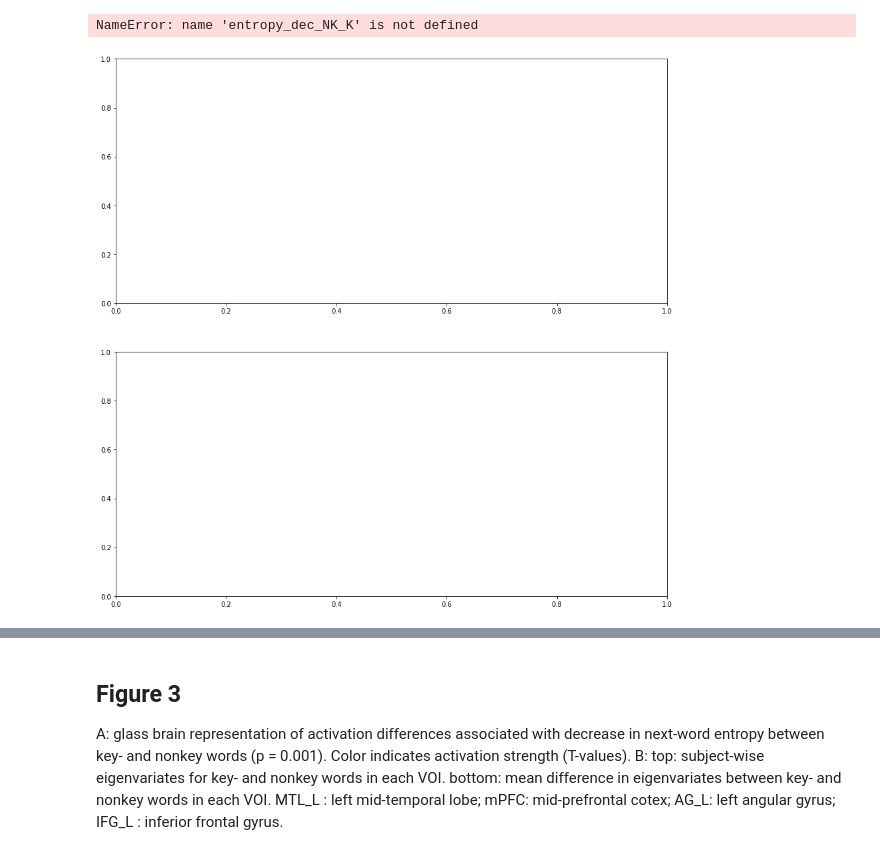
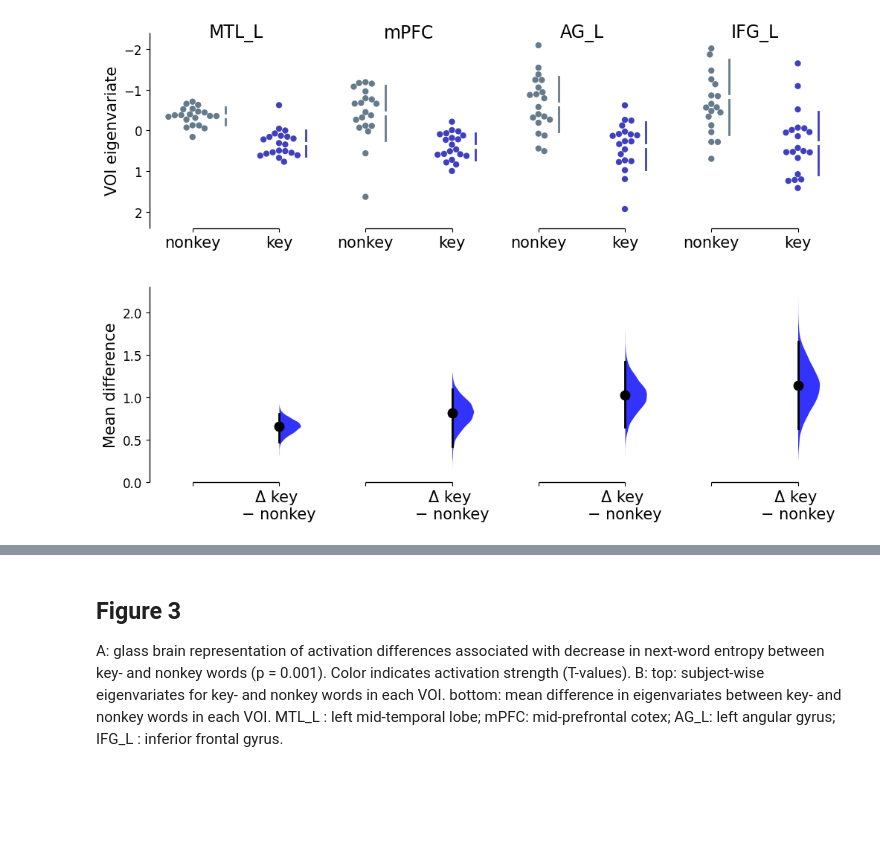
Before and after one commit to xavfunk/gesture-processing-figures, a Jupyter notebook: figure3.ipynb, the cells around one changed output, grey strips where cells are left out. Drawn from its saved outputs; the diff is of its cells as text; code cells hidden in the pictures; blank space fills up the shorter version.

```diff
--- a/figure3.ipynb
+++ b/figure3.ipynb
@@ -16,7 +12,7 @@ import dabest as db
 # %%
 ## VOI betas for Entropy Decrease NK>K
 
-MTL_L = io.loadmat('C:\\Users\\gffun\\OneDrive\\Desktop\\spyder-py3XF\\fMRI Intern\\beta_values\\Entropy\\VOI_MTL_L_negEnt_NK_K.mat')
-mPFC = io.loadmat('C:\\Users\\gffun\\OneDrive\\Desktop\\spyder-py3XF\\fMRI Intern\\beta_values\\Entropy\\VOI_mPFC_negEnt_NK_K.mat')
-AG_L = io.loadmat('C:\\Users\\gffun\\OneDrive\\Desktop\\spyder-py3XF\\fMRI Intern\\beta_values\\Entropy\\VOI_AG_L_negEnt_NK_K.mat')
-IFG_L = io.loadmat('C:\\Users\\gffun\\OneDrive\\Desktop\\spyder-py3XF\\fMRI Intern\\beta_values\\Entropy\\VOI_IFG_L_negEnt_NK_K.mat')
+MTL_L = io.loadmat('data\\beta_values\\VOI_MTL_L_negEnt_NK_K.mat')
+mPFC = io.loadmat('data\\beta_values\\VOI_mPFC_negEnt_NK_K.mat')
+AG_L = io.loadmat('data\\beta_values\\VOI_AG_L_negEnt_NK_K.mat')
+IFG_L = io.loadmat('data\\beta_values\\VOI_IFG_L_negEnt_NK_K.mat')
@@ -57,44 +40,33 @@ display = plotting.plot_glass_brain(entropy_dec_NK_K, display_mode = 'lzr', colo
 # %%
+# plotting with dabest
 
-#init figure with 2 axes
-fig, axes = plt.subplots(ncols=1, nrows=2, figsize=(15, 15))
-
-#plt.subplots_adjust(hspace = 0.02)
-
-#plotting glass brain on first ax
-plotting.plot_glass_brain(entropy_dec_NK_K, display_mode = 'lzry', colorbar = True, threshold = 3.2, cmap= plotting.cm.black_blue_r, axes = axes[0])
-
-#plotting beta on second ax
-my_color_palette = dict(zip(df.columns, ['#517ea0', 'blue'] * 4))
-
-#f = all_VOI.mean_diff.plot(swarm_label="VOI eigenvariate", contrast_ylim = (0, 2.3), custom_palette = my_color_palette, swarm_ylim = (2.4, -2.4), fig_size = (12, 9))
-
-f = all_VOI.mean_diff.plot(swarm_label="VOI eigenvariate", contrast_ylim = (0, 2.3), custom_palette = my_color_palette, swarm_ylim = (2.4, -2.4), fig_size = (12, 9), ax = axes[1])
-
-
+# sizes for text
 sz = 15
 header_sz = 17
 
+# custom color palette
+my_color_palette = dict(zip(df.columns, ['#517ea0', 'blue'] * 4))
+
+# initialize figure
+f = all_VOI.mean_diff.plot(swarm_label="VOI eigenvariate", contrast_ylim = (0, 2.3), custom_palette = my_color_palette, swarm_ylim = (2.4, -2.4), fig_size = (12, 8))
+
+# get axes
 rawswarm_axes = f.axes[0]
 contrast_axes = f.axes[1]
 
+# axes labels, tick params
 rawswarm_axes.set_ylabel("VOI eigenvariate",fontsize = sz)
 contrast_axes.set_ylabel("Mean difference",fontsize = sz)
-
 rawswarm_axes.set_xticklabels([ 'nonkey', 'key']*4, fontsize = sz)
 contrast_axes.set_xticklabels(['','Δ key \n− nonkey']*4, fontsize = sz)
-#contrast_axes.set_xticklabels(['','']*4)
-#contrast_axes.set_xlabel('key minus nonkey')
-
 rawswarm_axes.tick_params(axis = 'y', labelsize = 12)
 contrast_axes.tick_params(axis = 'y', labelsize = 12)
 
+# 'headers' are the names of the corresponding VOIs
 header_positions = [0.125*(i+1) for i in range(0,8,2)]
 for position, region in zip(header_positions, ['MTL_L', 'mPFC', 'AG_L', 'IFG_L']):
-    #rawswarm_axes.text(position, 1, region, horizontalalignment='center', verticalalignment='center', transform=rawswarm_axes.transAxes, fontsize = header_sz) #transform brings us into axes space
-    axes[0].text(position, -0.2, region,horizontalalignment='center', verticalalignment='center', transform=rawswarm_axes.transAxes, fontsize = header_sz) #transform brings us into axes space
+    rawswarm_axes.text(position, 1, region, horizontalalignment='center', verticalalignment='center', transform=rawswarm_axes.transAxes, fontsize = header_sz) #transform brings us into axes space
 
-#plt.tight_layout()
+f.savefig('Figure3B')
 # %% [output]
-NameError: name 'entropy_dec_NK_K' is not defined
-[figure, old version]
+[figure, new version]
```
Also changed, not shown: parts of 12 cells of this notebook, 12 other files.
